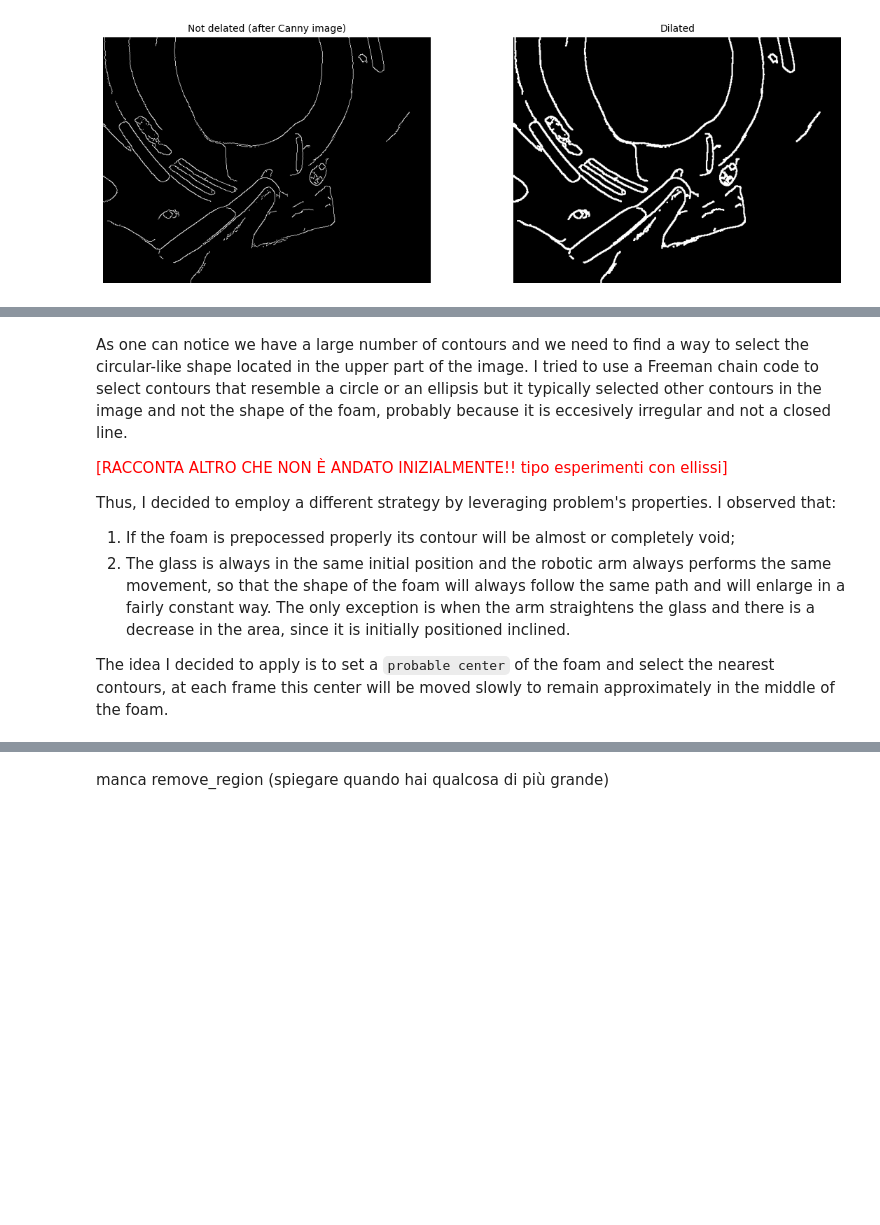
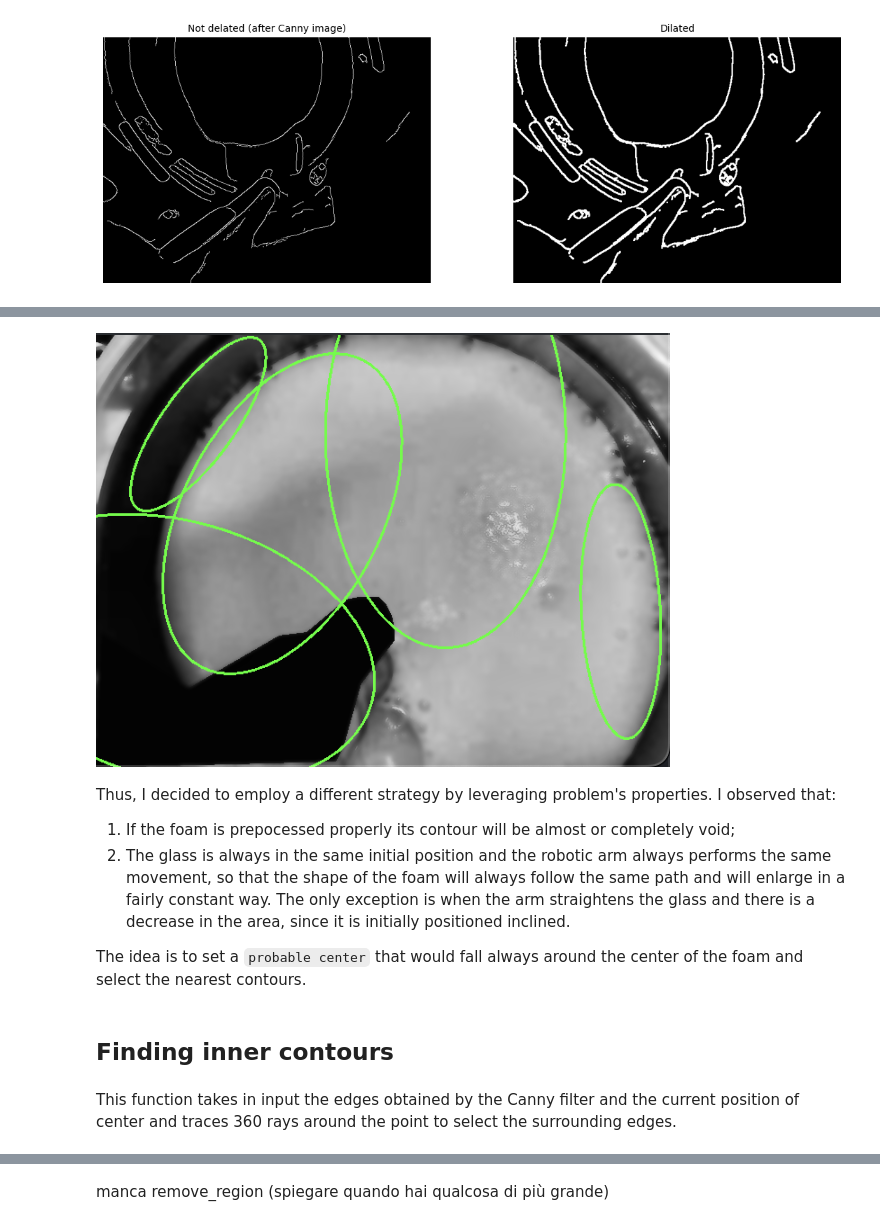
Before and after one commit to aledevv/beer-segmenter, a Jupyter notebook: beer_segmenter.ipynb, the cells around one changed output, grey strips where cells are left out. Drawn from its saved outputs; the diff is of its cells as text; code cells hidden in the pictures; blank space fills up the shorter version.

```diff
--- a/beer_segmenter.ipynb
+++ b/beer_segmenter.ipynb
@@ -155,14 +159,20 @@ plt.show()
+# %%
+test_image = Image.open('assets/test1.png')
+display(test_image)
+# %% [output]
+[figure, added]
 # %% [markdown]
-As one can notice we have a large number of contours and we need to find a way to select the circular-like shape located in the upper part of the image. I tried to use a Freeman chain code to select contours that resemble a circle or an ellipsis but it typically selected other contours in the image and not the shape of the foam, probably because it is eccesively irregular and not a closed line.
-
-<span style="color:red">[RACCONTA ALTRO CHE NON È ANDATO INIZIALMENTE!! tipo esperimenti con ellissi]</span>
 
 Thus, I decided to employ a different strategy by leveraging problem's properties. I observed that:
 
 1. If the foam is prepocessed properly its contour will be almost or completely void;
 2. The glass is always in the same initial position and the robotic arm always performs the same movement, so that the shape of the foam will always follow the same path and will enlarge in a fairly constant way. The only exception is when the arm straightens the glass and there is a decrease in the area, since it is initially positioned inclined.
 
-The idea I decided to apply is to set a `probable center` of the foam and select the nearest contours, at each frame this center will be moved slowly to remain approximately in the middle of the foam.
+The idea is to set a `probable center` that would fall always around the center of the foam and select the nearest contours.
+# %% [markdown]
+## Finding inner contours
+# %% [markdown]
+This function takes in input the edges obtained by the Canny filter and the current position of center and traces 360 rays around the point to select the surrounding edges.
 # %%
 def find_inner_contour(edges, center, num_rays=360):
     height, width = edges.shape
```
Also changed, not shown: parts of 5 cells of this notebook, 1 other file.
